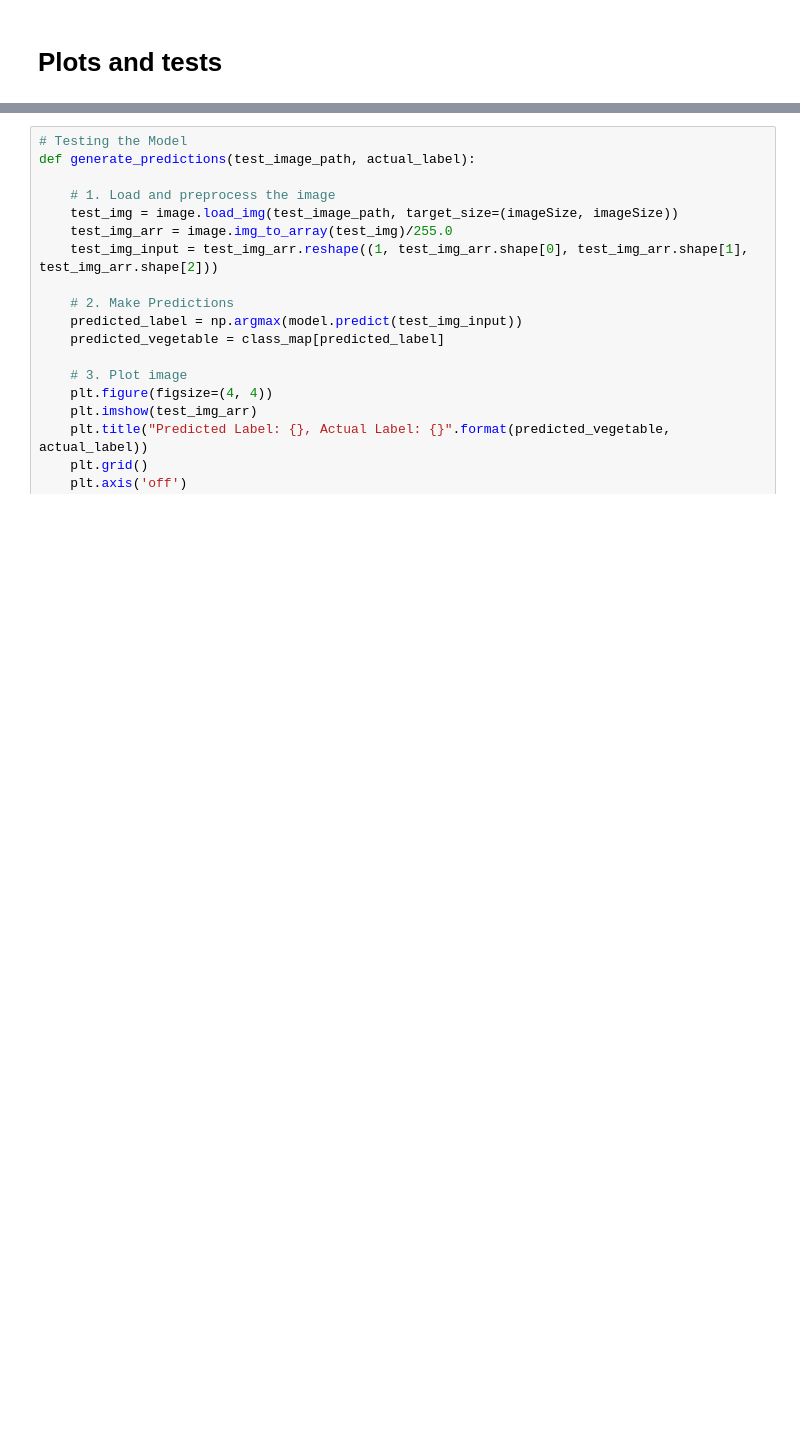
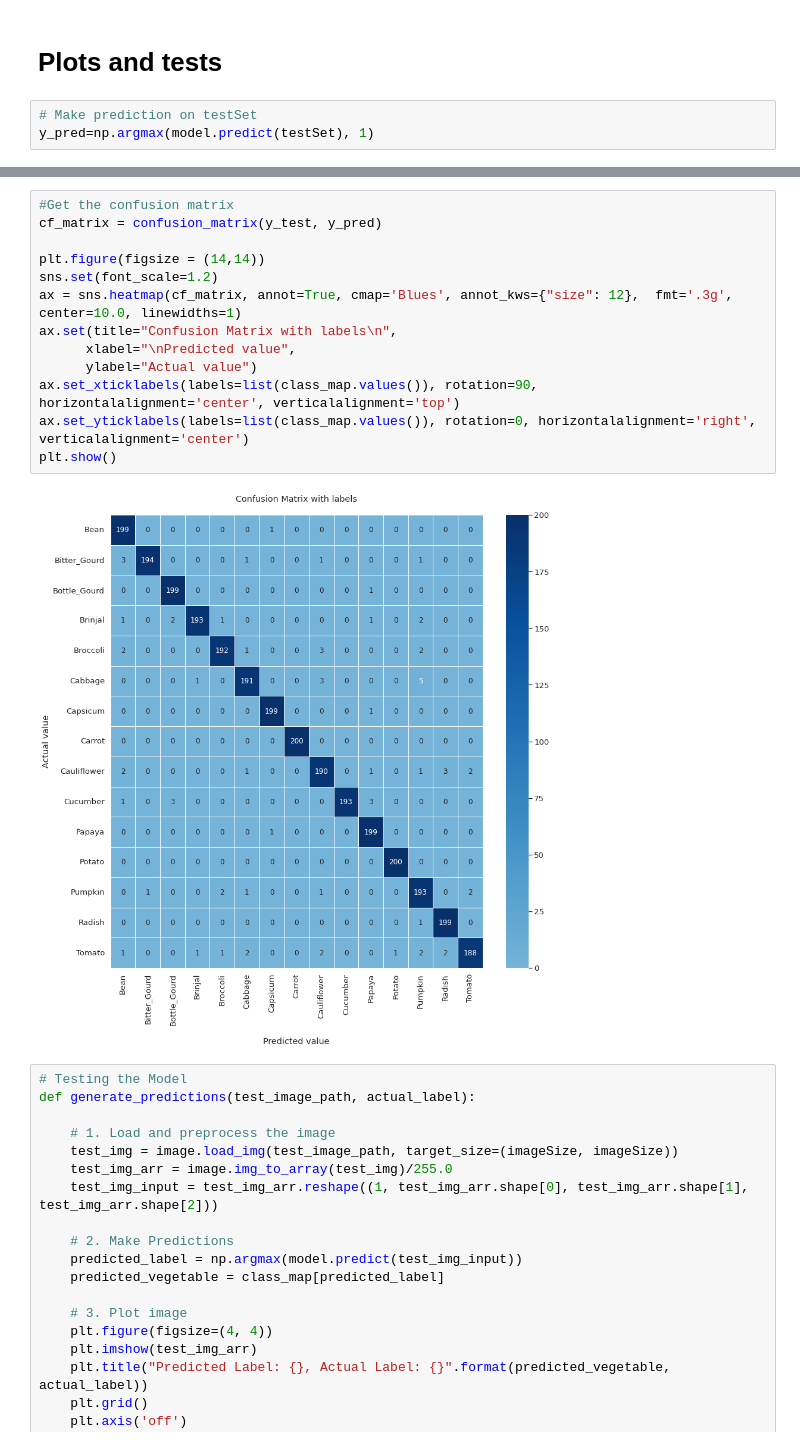
Before and after one commit to 0xOrigin/VegetableImageClassification, a Jupyter notebook: Notebooks/ModelAfterEnhancements.ipynb, the cells around one changed output, grey strips where cells are left out. Drawn from its saved outputs; the diff is of its cells as text; blank space fills up the shorter version.

Commit message:
Update the model.

```diff
--- a/Notebooks/ModelAfterEnhancements.ipynb
+++ b/Notebooks/ModelAfterEnhancements.ipynb
@@ -249,5 +252,8 @@ accuracy: 97.90%
 # %% [markdown]
 # **Plots and tests**
+# %%
+# Make prediction on testSet
+y_pred=np.argmax(model.predict(testSet), 1)
 # %%
 ################### Loss Curve
 plt.plot(hist.history['loss'])
@@ -273,3 +301,18 @@ plt.show()
+# %%
+#Get the confusion matrix
+cf_matrix = confusion_matrix(y_test, y_pred)
+
+plt.figure(figsize = (14,14))
+sns.set(font_scale=1.2)
+ax = sns.heatmap(cf_matrix, annot=True, cmap='Blues', annot_kws={"size": 12},  fmt='.3g', center=10.0, linewidths=1)
+ax.set(title="Confusion Matrix with labels\n",
+      xlabel="\nPredicted value",
+      ylabel="Actual value")
+ax.set_xticklabels(labels=list(class_map.values()), rotation=90, horizontalalignment='center', verticalalignment='top')
+ax.set_yticklabels(labels=list(class_map.values()), rotation=0, horizontalalignment='right', verticalalignment='center')
+plt.show()
+# %% [output]
+[figure, added]
 # %%
 # Testing the Model
 def generate_predictions(test_image_path, actual_label):
```
Also changed, not shown: parts of 6 cells of this notebook.
